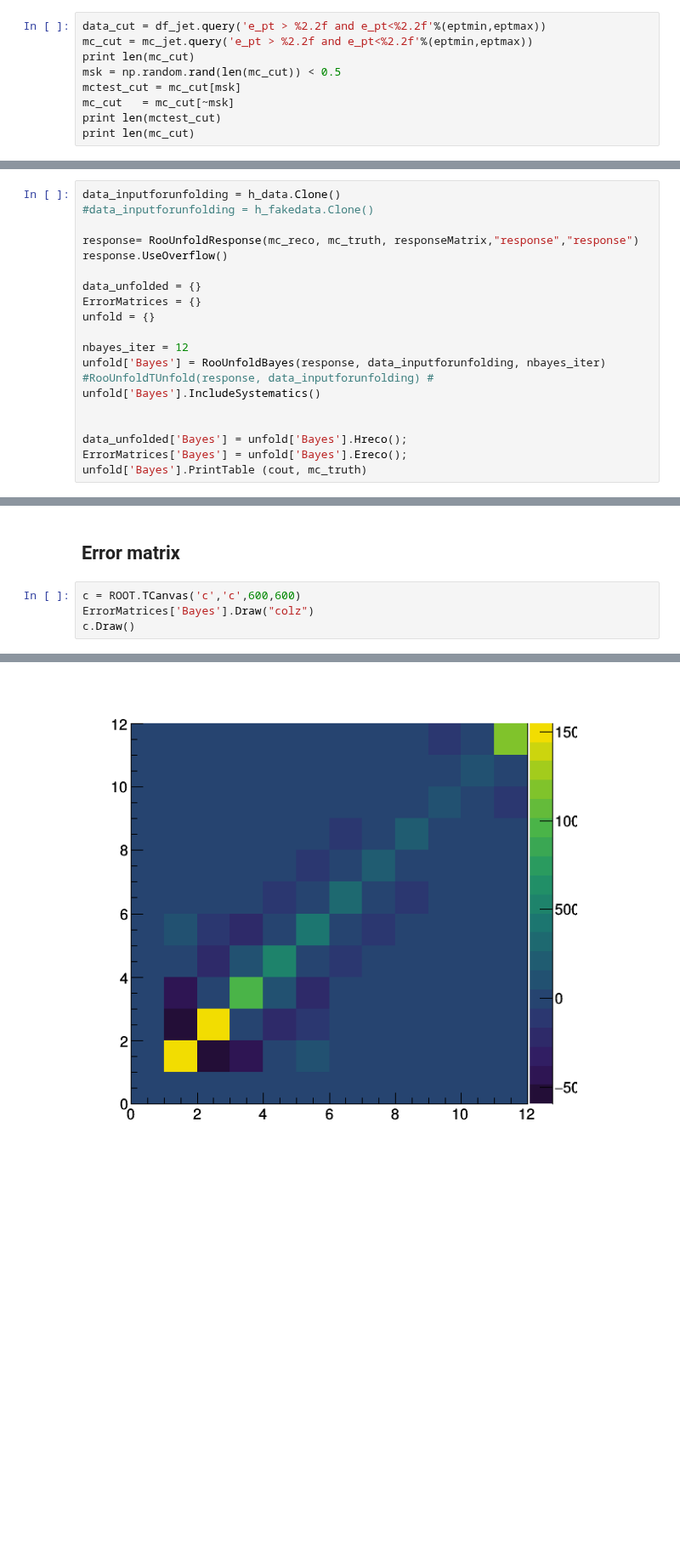
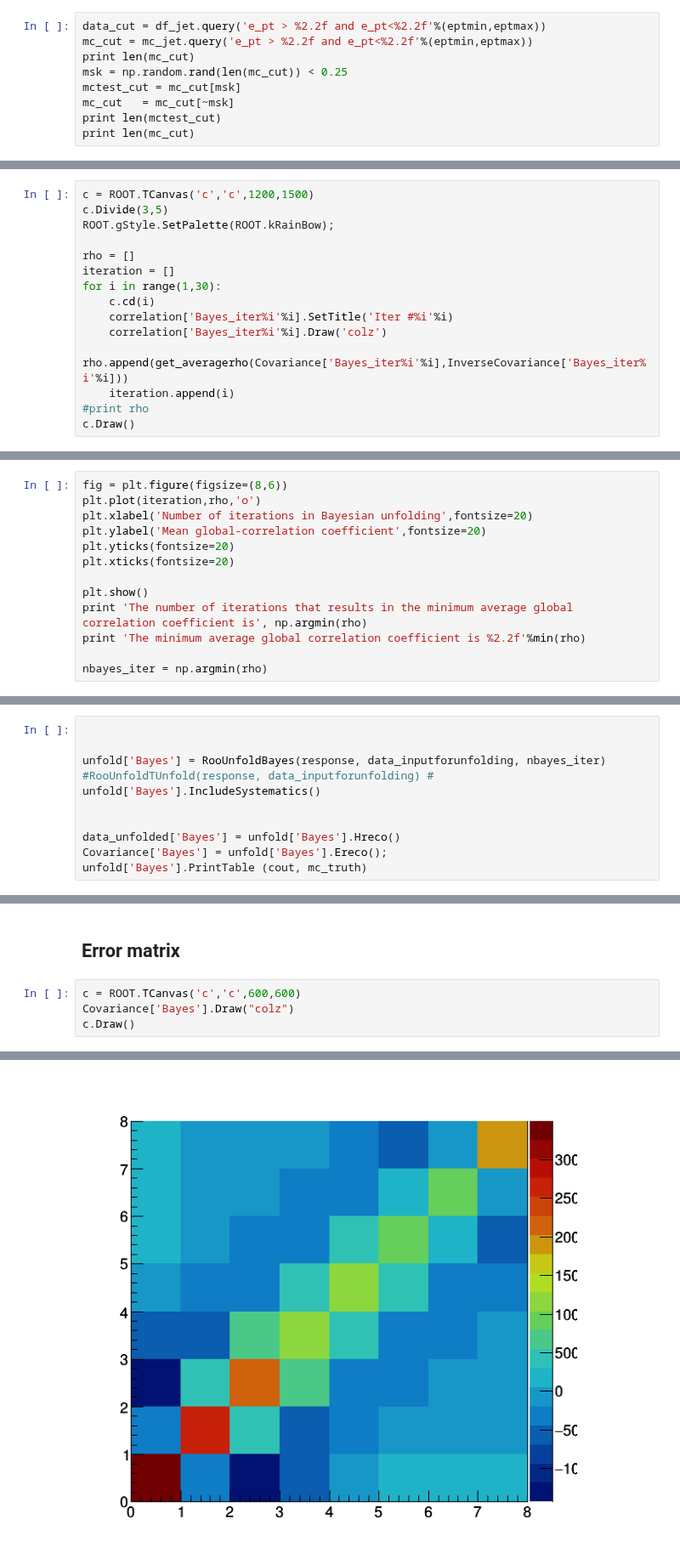
Before and after one commit to miguelignacio/disjets, a Jupyter notebook: Unfolding_RooUnfold.ipynb, the cells around one changed output, grey strips where cells are left out. Shown at 85% size. Saved outputs shown, nothing was run; the diff lists cells and outputs as text; blank space fills up the shorter version.

```diff
--- a/Unfolding_RooUnfold.ipynb
+++ b/Unfolding_RooUnfold.ipynb
@@ -231,7 +236,7 @@ Warning in <TROOT::Append>: Replacing existing TH1: M (Potential memory leak).
 data_cut = df_jet.query('e_pt > %2.2f and e_pt<%2.2f'%(eptmin,eptmax))
 mc_cut = mc_jet.query('e_pt > %2.2f and e_pt<%2.2f'%(eptmin,eptmax))
 print len(mc_cut)
-msk = np.random.rand(len(mc_cut)) < 0.5
+msk = np.random.rand(len(mc_cut)) < 0.25
 mctest_cut = mc_cut[msk]
 mc_cut   = mc_cut[~msk]
 print len(mctest_cut)
@@ -410,0 +498,15 @@ c.Draw()
+# %%
+c = ROOT.TCanvas('c','c',1200,1500)
+c.Divide(3,5)
+ROOT.gStyle.SetPalette(ROOT.kRainBow);
+
+rho = []
+iteration = []
+for i in range(1,30):
+    c.cd(i)
+    correlation['Bayes_iter%i'%i].SetTitle('Iter #%i'%i)
+    correlation['Bayes_iter%i'%i].Draw('colz')
+    rho.append(get_averagerho(Covariance['Bayes_iter%i'%i],InverseCovariance['Bayes_iter%i'%i]))
+    iteration.append(i)
+#print rho
+c.Draw()
@@ -410,0 +521,13 @@ c.Draw()
+# %%
+fig = plt.figure(figsize=(8,6))
+plt.plot(iteration,rho,'o')
+plt.xlabel('Number of iterations in Bayesian unfolding',fontsize=20)
+plt.ylabel('Mean global-correlation coefficient',fontsize=20)
+plt.yticks(fontsize=20)
+plt.xticks(fontsize=20)
+
+plt.show()
+print 'The number of iterations that results in the minimum average global correlation coefficient is', np.argmin(rho)
+print 'The minimum average global correlation coefficient is %2.2f'%min(rho)
+
+nbayes_iter = np.argmin(rho)
@@ -413,22 +540,13 @@ c.Draw()
 # %%
-data_inputforunfolding = h_data.Clone()
-#data_inputforunfolding = h_fakedata.Clone()
 
-response= RooUnfoldResponse(mc_reco, mc_truth, responseMatrix,"response","response")
-response.UseOverflow()
 
-data_unfolded = {}
-ErrorMatrices = {}
-unfold = {}
-
-nbayes_iter = 12
 unfold['Bayes'] = RooUnfoldBayes(response, data_inputforunfolding, nbayes_iter)
 #RooUnfoldTUnfold(response, data_inputforunfolding) #
 unfold['Bayes'].IncludeSystematics()
 
 
-data_unfolded['Bayes'] = unfold['Bayes'].Hreco();
-ErrorMatrices['Bayes'] = unfold['Bayes'].Ereco();
+data_unfolded['Bayes'] = unfold['Bayes'].Hreco()
+Covariance['Bayes'] = unfold['Bayes'].Ereco();
 unfold['Bayes'].PrintTable (cout, mc_truth)
 # %% [output]
 Now unfolding...
@@ -453,8 +570,8 @@ Warning: bad covariance matrix condition (-1)
 ## Error matrix
 # %%
 c = ROOT.TCanvas('c','c',600,600)
-ErrorMatrices['Bayes'].Draw("colz")
+Covariance['Bayes'].Draw("colz")
 c.Draw()
 # %% [output]
 Warning in <TCanvas::Constructor>: Deleting canvas with same name: c
-[figure, old version]
+[figure, new version]
```
Also changed, not shown: parts of 34 cells of this notebook.
